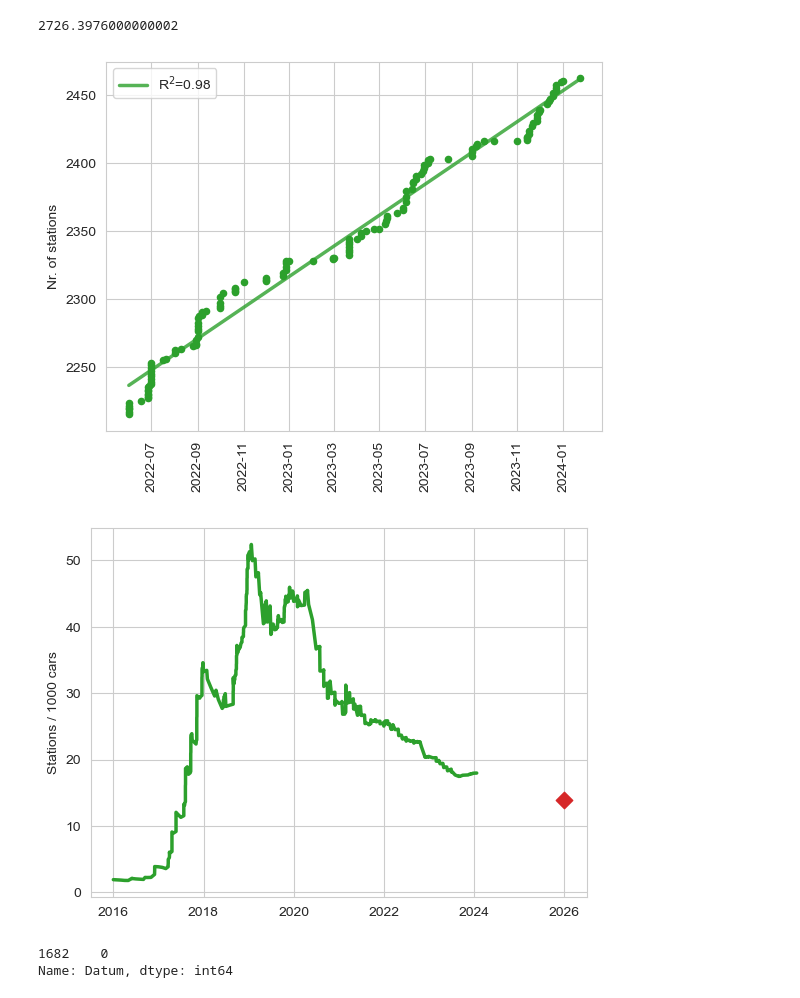
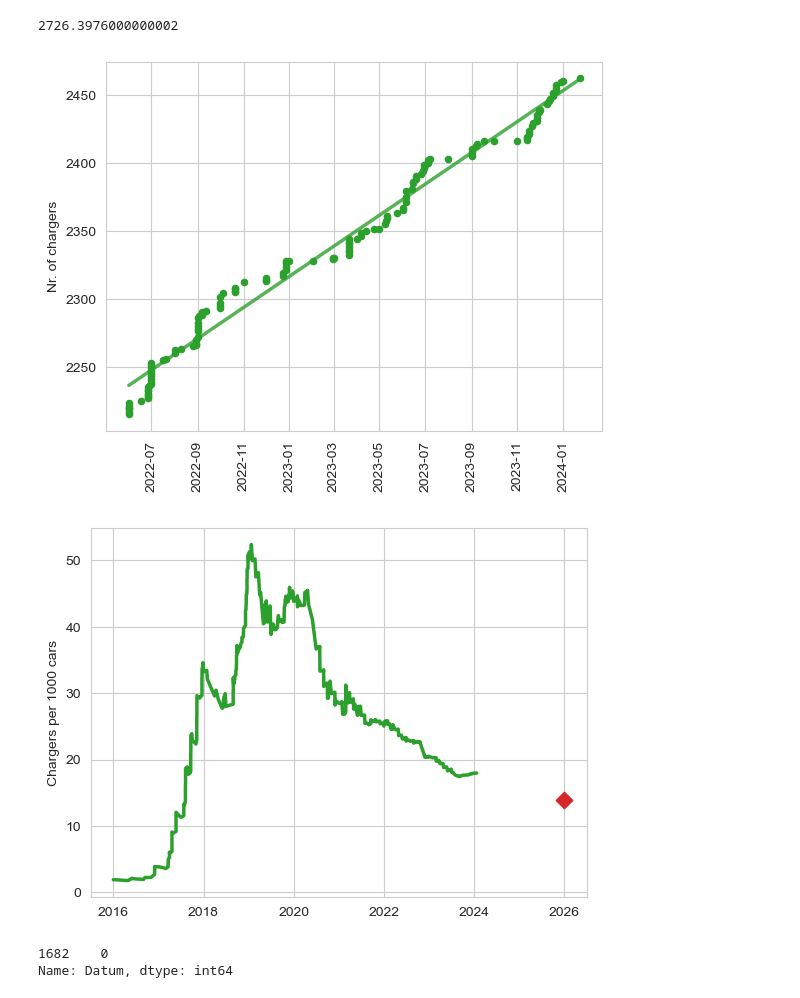
Before and after one commit to Kuroneko369/Muc_electro_vehicles, a Jupyter notebook: notebooks/ladestationen_georg.ipynb, the cells around one changed output. Drawn from its saved outputs; the diff is of its cells as text; code cells hidden in the pictures.

```diff
--- a/notebooks/ladestationen_georg.ipynb
+++ b/notebooks/ladestationen_georg.ipynb
@@ -429,32 +429,33 @@ pred_ratio = pred/pred_komb_2026
 # %%
 fig, ax = plt.subplots()
 
 ax.scatter(df_BNA_kfz_merge.loc[123:,:]["Datum"], df_BNA_kfz_merge.loc[123:,:]["Ladepunkte"], 20, color="C2")
 ax.plot(df_BNA_kfz_merge.loc[123:,:]["Datum"], fitted_values, linewidth=2.5, color="C2", alpha=0.8, linestyle="-", label="R$^2$=0.98")
 #ax.set_title("E-charging stations in Munich")
-ax.set_ylabel("Nr. of stations")
+ax.set_ylabel("Nr. of chargers")
 #ax.set_title("Regression on charging stations", fontsize=14)
 ax.tick_params(axis='x', labelrotation=90)
 #plt.grid()
 #plt.savefig('E-charg_MUC.png', bbox_inches='tight')
-ax.legend()
+#ax.legend()
 plt.savefig('../pic/Echargers_regression.png', bbox_inches='tight')
 plt.show()
 # %% [output]
-[figure, old version]
+[figure, new version]
 # %%
 fig, ax = plt.subplots()
 ax.plot(df_BNA_kfz_merge["Datum"], df_BNA_kfz_merge["Ladepunkte"]/df_BNA_kfz_merge["komb"]*1000, linewidth=2.5, color="C2")
-ax.scatter(datetime.strptime("2026-01-01", '%Y-%m-%d').date(), pred_ratio*1000, 70, color="C3", marker ="D")
-ax.set_ylabel("Stations / 1000 cars")
+ax.scatter(datetime.strptime("2026-01-01", '%Y-%m-%d').date(), pred_ratio*1000, 70, color="C3", marker ="D", alpha=1)
+ax.set_ylabel("Chargers per 1000 cars")
 #ax.set_title("Charging stations per electric car", fontsize=14)
 #ax.set_xlabel("Year")
+#ax.set_xlim(2016,2027)
 #plt.grid()
 #plt.savefig('E-charg_MUC.png', bbox_inches='tight')
 plt.savefig('../pic/Echargers_per_car_year.png', bbox_inches='tight')
 plt.show()
 # %% [output]
-[figure, old version]
+[figure, new version]
 # %%
 date2019 = (df_BNA_kfz_merge["Datum"][df_BNA_kfz_merge["Datum"]== "2024-01-01"] - pd.Timestamp("2024-01-01")) // pd.Timedelta('1d')
 date2019
```
Also changed, not shown: parts of 3 cells of this notebook, 6 other files.
